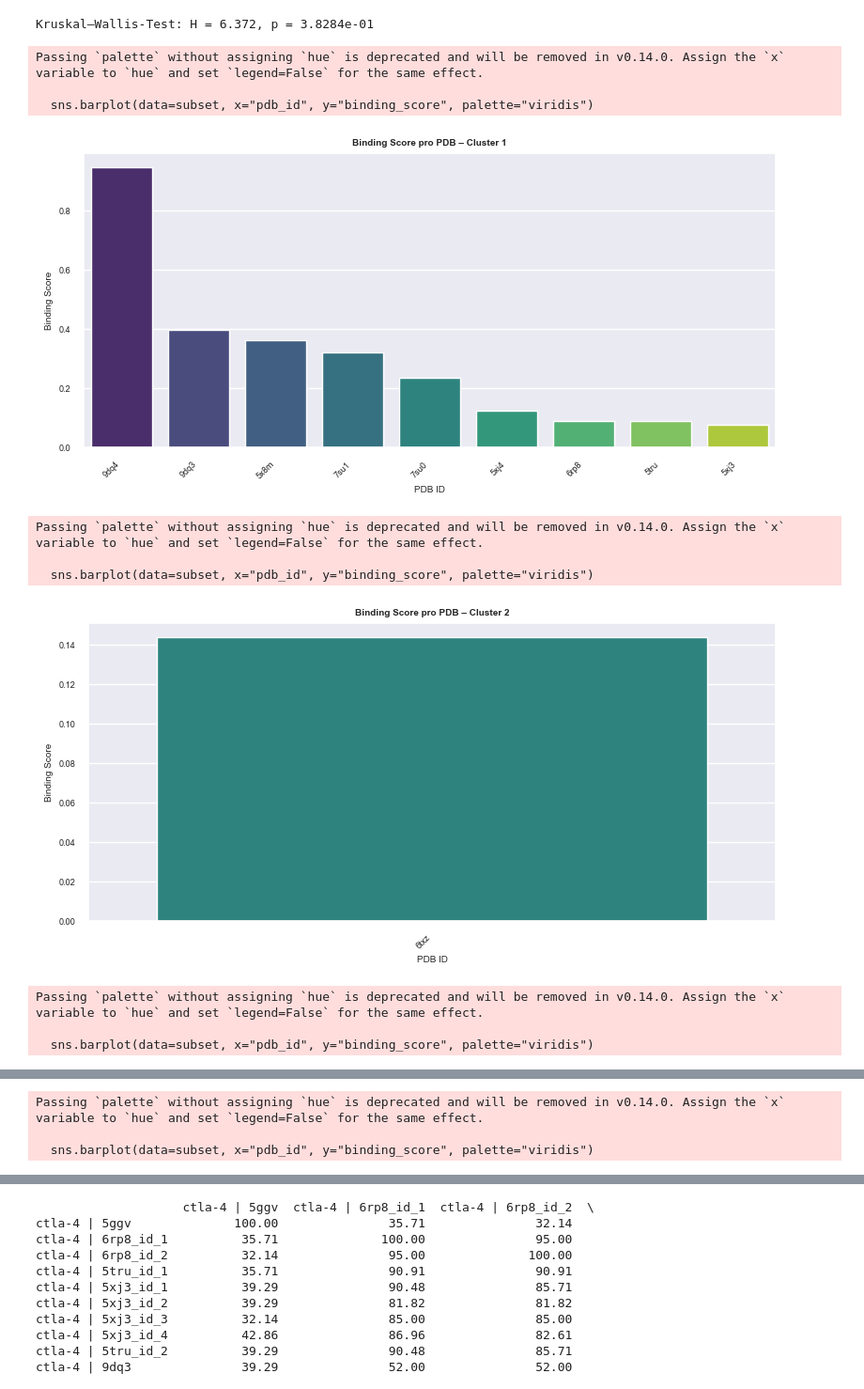
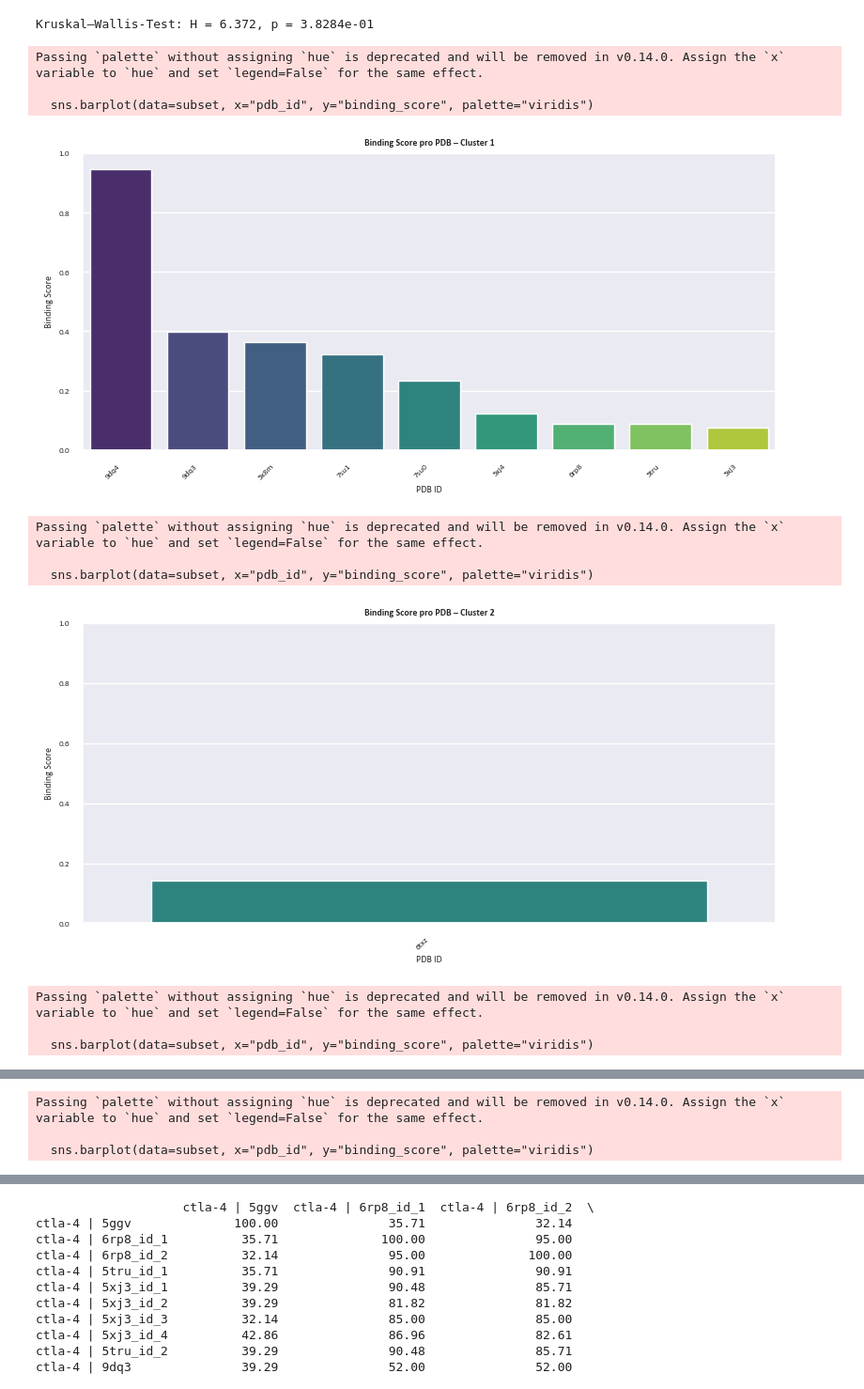
Before and after one commit to datascience-2025-group4/group04-team01, a Jupyter notebook: Structural Analysis_Paratope_Interface.ipynb, the cells around one changed output, grey strips where cells are left out. Shown at 94% size. Saved outputs shown, nothing was run; the diff lists cells and outputs as text; code cells hidden in the pictures.

Commit message:
minor structural changes

```diff
--- a/Structural Analysis_Paratope_Interface.ipynb
+++ b/Structural Analysis_Paratope_Interface.ipynb
@@ -1109,33 +1048,32 @@ print(f"Kruskal–Wallis-Test: H = {stat:.3f}, p = {p:.4e}")
 # %% [output]
 Kruskal–Wallis-Test: H = 6.372, p = 3.8284e-01
 # %%
-import matplotlib.pyplot as plt
-import seaborn as sns
-
 # Clusterliste ermitteln
 clusters = merged_df["cluster"].unique()
 
 # Plot pro Cluster
 for cluster_name in clusters:
     subset = merged_df[merged_df["cluster"] == cluster_name].sort_values("binding_score", ascending=False)
 
     plt.figure(figsize=(8, 4))
     sns.barplot(data=subset, x="pdb_id", y="binding_score", palette="viridis")
+    plt.ylim(0, 1.0)
     plt.title(f"Binding Score pro PDB – {cluster_name}")
     plt.xlabel("PDB ID")
     plt.ylabel("Binding Score")
     plt.xticks(rotation=45, ha="right")
     plt.tight_layout()
+    plt.savefig(f'plots/structural_analysis/binding_score_per_pdb_{cluster_name}.pdf', bbox_inches = 'tight')
     plt.show()
 # %% [output]
 Passing `palette` without assigning `hue` is deprecated and will be removed in v0.14.0. Assign the `x` variable to `hue` and set `legend=False` for the same effect.
 
   sns.barplot(data=subset, x="pdb_id", y="binding_score", palette="viridis")
-[figure, old version]
+[figure, new version]
 Passing `palette` without assigning `hue` is deprecated and will be removed in v0.14.0. Assign the `x` variable to `hue` and set `legend=False` for the same effect.
 
   sns.barplot(data=subset, x="pdb_id", y="binding_score", palette="viridis")
-[figure, old version]
+[figure, new version]
 Passing `palette` without assigning `hue` is deprecated and will be removed in v0.14.0. Assign the `x` variable to `hue` and set `legend=False` for the same effect.
 
   sns.barplot(data=subset, x="pdb_id", y="binding_score", palette="viridis")
```
Also changed, not shown: parts of 18 cells of this notebook, 11 other files.
